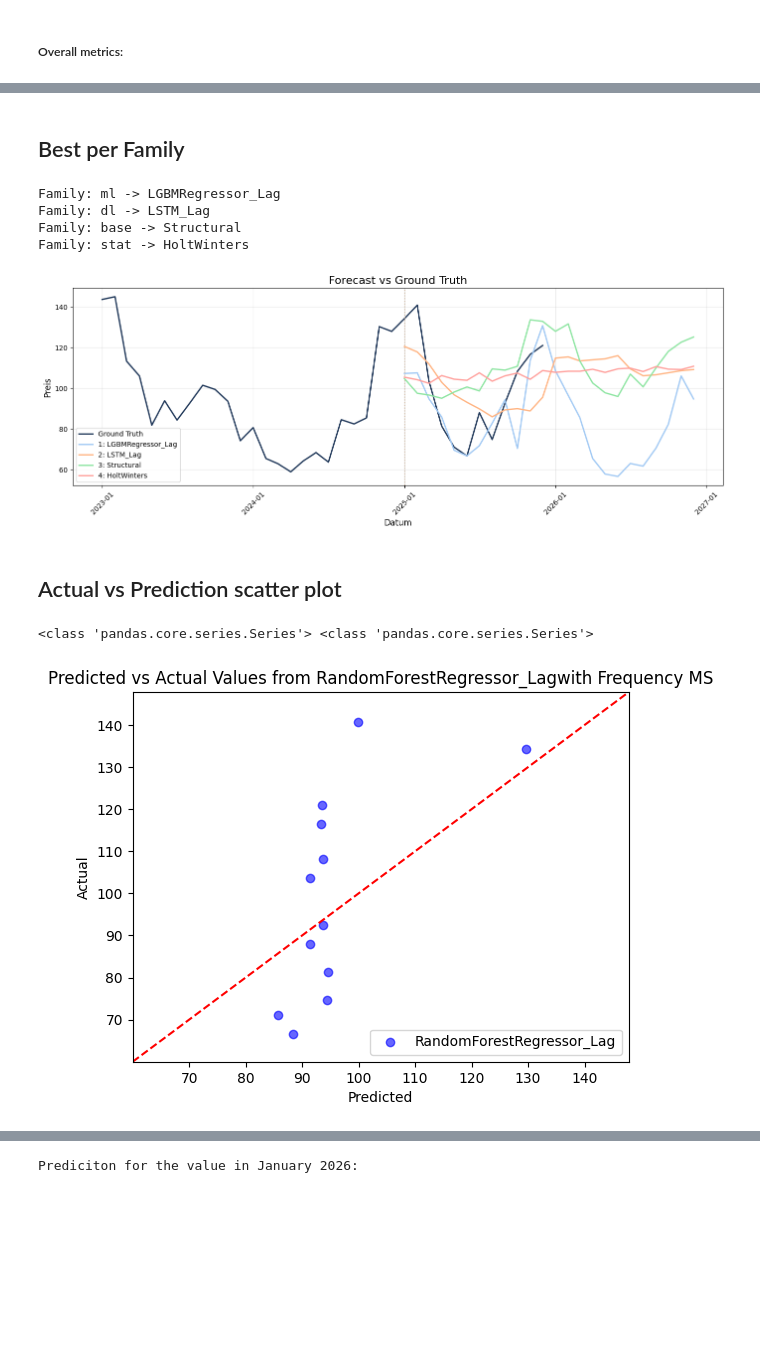
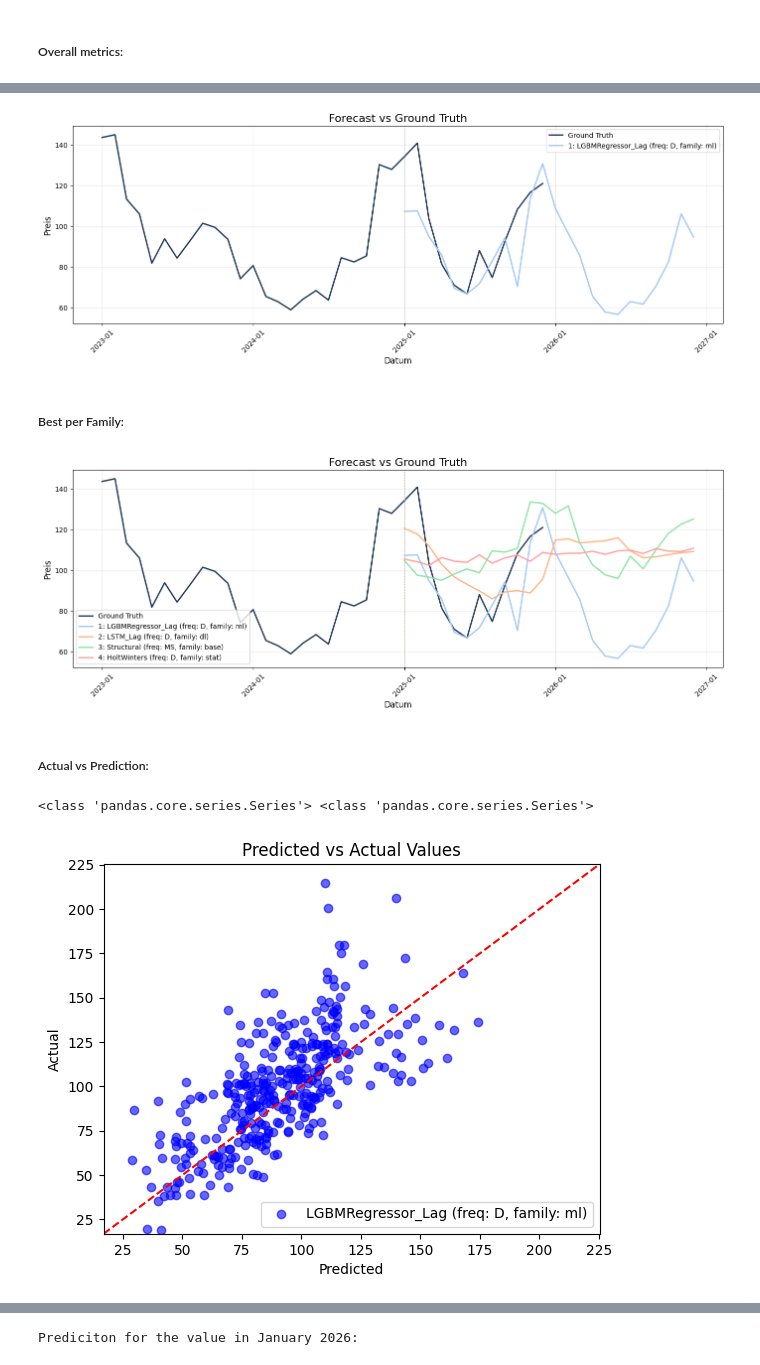
Before and after one commit to L-Schlosser/TIS3_CapstoneProject, a Jupyter notebook: code/capstone.ipynb, the cells around one changed output, grey strips where cells are left out. Saved outputs shown, nothing was run; the diff lists cells and outputs as text; code cells hidden in the pictures; blank space fills up the shorter version.

Commit message:
updated visualizations

```diff
--- a/code/capstone.ipynb
+++ b/code/capstone.ipynb
@@ -123,19 +105,17 @@ plot_forecasts(best_3_day, 'best_3_models_daily', frequency=FREQ_DAILY)
+# %%
+plot_forecasts(best_1, 'best_model_monthly', frequency=FREQ_MONTHLY)
+# %% [output]
+[figure, new version]
 # %% [markdown]
-## Best per Family
+##### Best per Family:
 # %%
-for x in range(len(best_per_fam)):
-    print(f"Family: {best_per_fam[x]['family']} -> {best_per_fam[x]['name']}")
 plot_forecasts(best_per_fam, 'best_per_family', frequency=FREQ_MONTHLY)
 # %% [output]
-Family: ml -> LGBMRegressor_Lag
-Family: dl -> LSTM_Lag
-Family: base -> Structural
-Family: stat -> HoltWinters
-[figure, old version]
+[figure, new version]
 # %% [markdown]
-## Actual vs Prediction scatter plot
+##### Actual vs Prediction:
 # %%
-plot_residuals(best_1_mon)
+plot_residuals(best_1)
 # %% [output]
 <class 'pandas.core.series.Series'> <class 'pandas.core.series.Series'>
-[figure, old version]
+[figure, new version]
```
Also changed, not shown: parts of 19 cells of this notebook, 13 other files.
